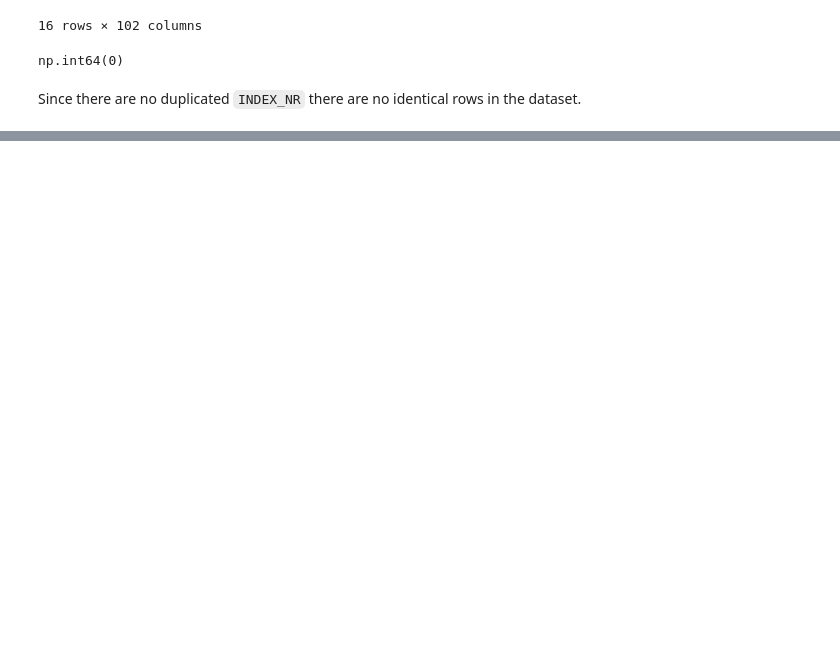
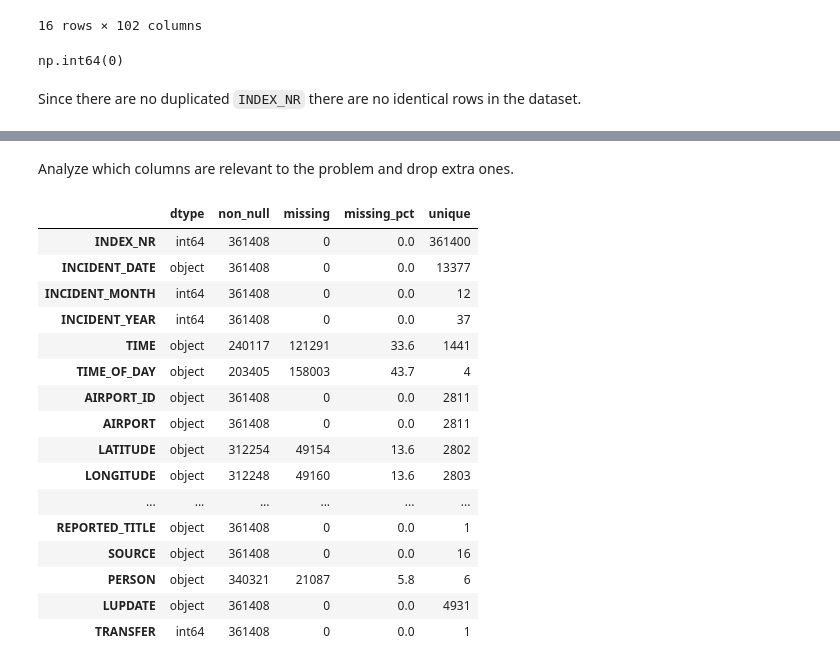
Before and after one commit to annasehgal/final-project-tech-68, a Jupyter notebook: Anna_TECH_68_Machine_learning_for_business_in_Python.ipynb, the cells around one changed output, grey strips where cells are left out. Saved outputs shown, nothing was run; the diff lists cells and outputs as text; code cells hidden in the pictures; blank space fills up the shorter version.

```diff
--- a/Anna_TECH_68_Machine_learning_for_business_in_Python.ipynb
+++ b/Anna_TECH_68_Machine_learning_for_business_in_Python.ipynb
@@ -219,0 +242,23 @@ dtype: int64
+# %% [markdown]
+Analyze which columns are relevant to the problem and drop extra ones.
+# %%
+with pd.option_context("display.max_rows", None):
+    display(column_summary)
+# %% [output]
+|  | dtype | non_null | missing | missing_pct | unique |
+| INDEX_NR | int64 | 361408 | 0 | 0.0 | 361400 |
+| INCIDENT_DATE | object | 361408 | 0 | 0.0 | 13377 |
+| INCIDENT_MONTH | int64 | 361408 | 0 | 0.0 | 12 |
+| INCIDENT_YEAR | int64 | 361408 | 0 | 0.0 | 37 |
+| TIME | object | 240117 | 121291 | 33.6 | 1441 |
+| TIME_OF_DAY | object | 203405 | 158003 | 43.7 | 4 |
+| AIRPORT_ID | object | 361408 | 0 | 0.0 | 2811 |
+| AIRPORT | object | 361408 | 0 | 0.0 | 2811 |
+| LATITUDE | object | 312254 | 49154 | 13.6 | 2802 |
+| LONGITUDE | object | 312248 | 49160 | 13.6 | 2803 |
+| ... | ... | ... | ... | ... | ... |
+| REPORTED_TITLE | object | 361408 | 0 | 0.0 | 1 |
+| SOURCE | object | 361408 | 0 | 0.0 | 16 |
+| PERSON | object | 340321 | 21087 | 5.8 | 6 |
+| LUPDATE | object | 361408 | 0 | 0.0 | 4931 |
+| TRANSFER | int64 | 361408 | 0 | 0.0 | 1 |
```
Also changed, not shown: parts of 32 cells of this notebook.
